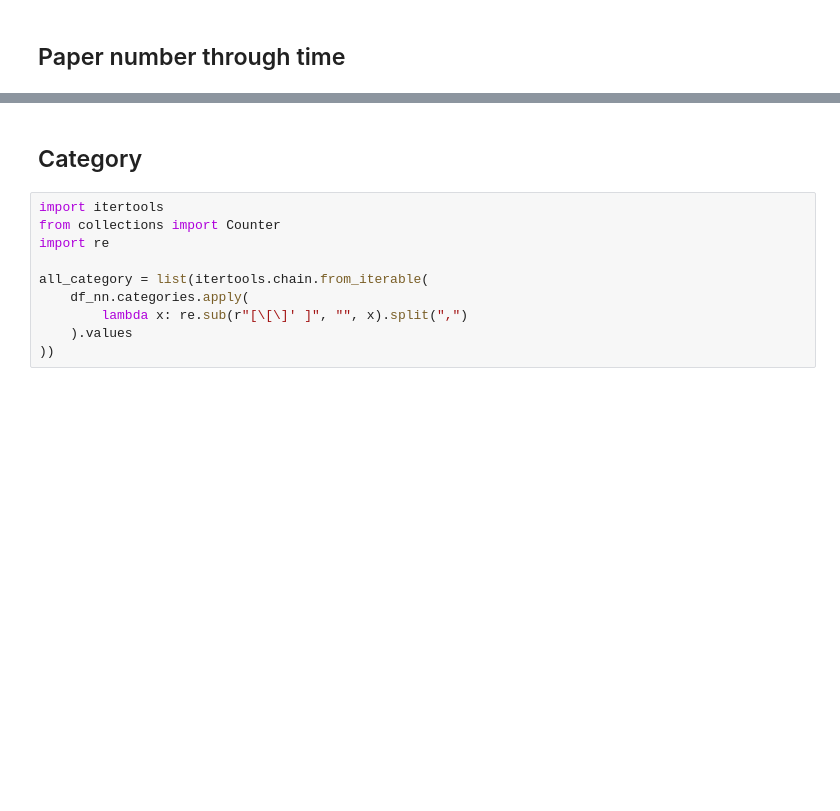
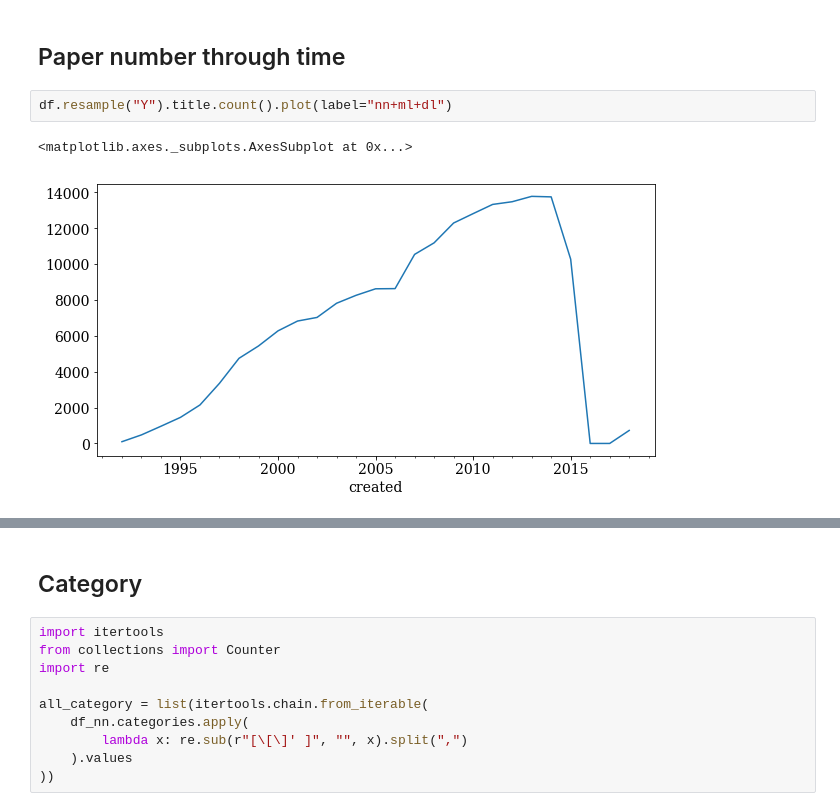
Before and after one commit to jibanCat/astro-ph-ml-topics, a Jupyter notebook: Arxiv_galaxy_NN.ipynb, the cells around one changed output, grey strips where cells are left out. Cells and saved outputs as stored; diff of their text form; blank space fills up the shorter version.

```diff
--- a/Arxiv_galaxy_NN.ipynb
+++ b/Arxiv_galaxy_NN.ipynb
@@ -97,5 +100,10 @@ How many of them are about galaxy: 0.249
 # %% [markdown]
 ## Paper number through time
+# %%
+df.resample("Y").title.count().plot(label="nn+ml+dl")
+# %% [output]
+<matplotlib.axes._subplots.AxesSubplot at 0x...>
+[figure, added]
 # %%
 # Paper about neural net, ml, dl in astro-ph
 df_nn.resample("Y").title.count().plot(label="nn+ml+dl")
```
Also changed, not shown: parts of 8 cells of this notebook, 1 other file.
